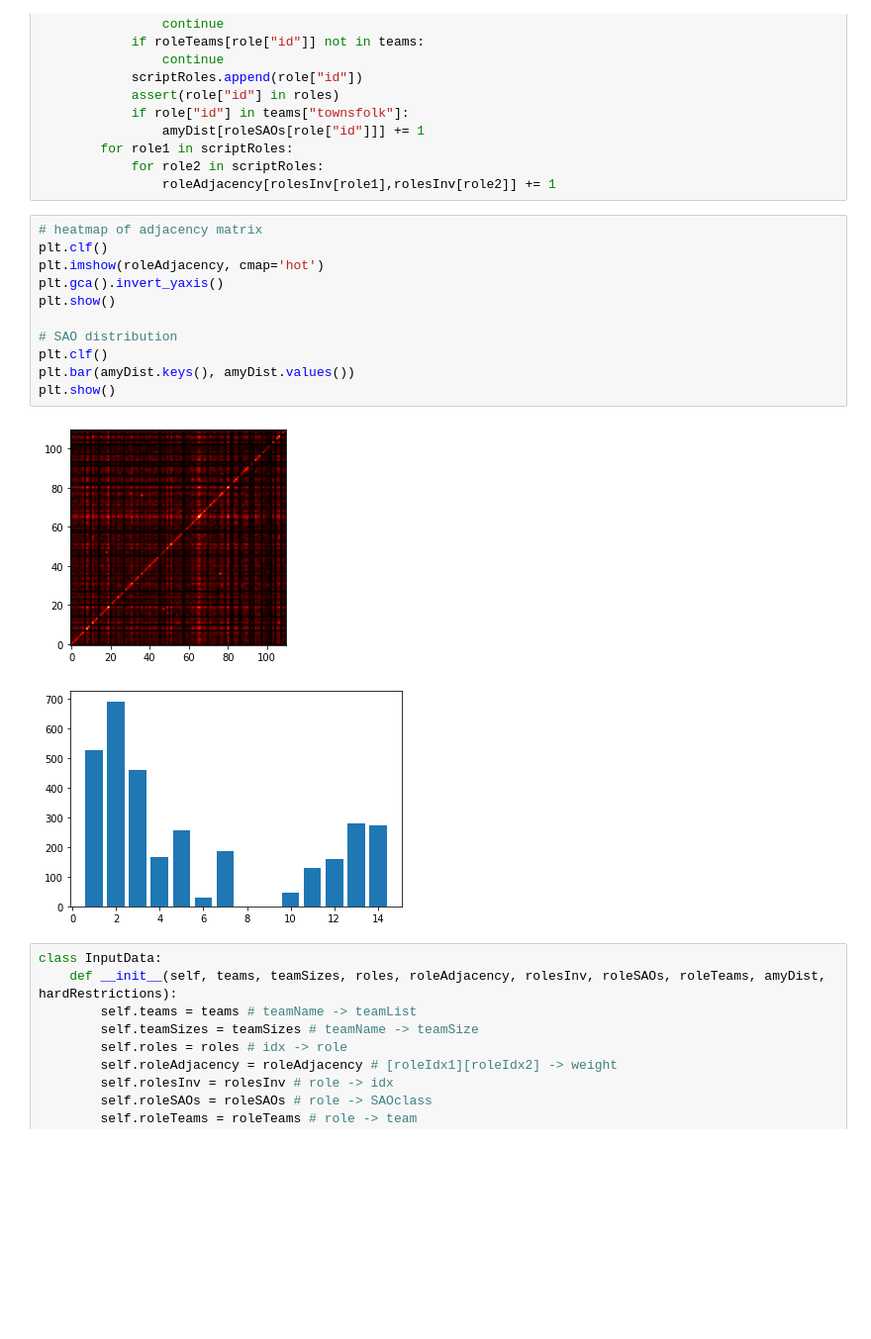
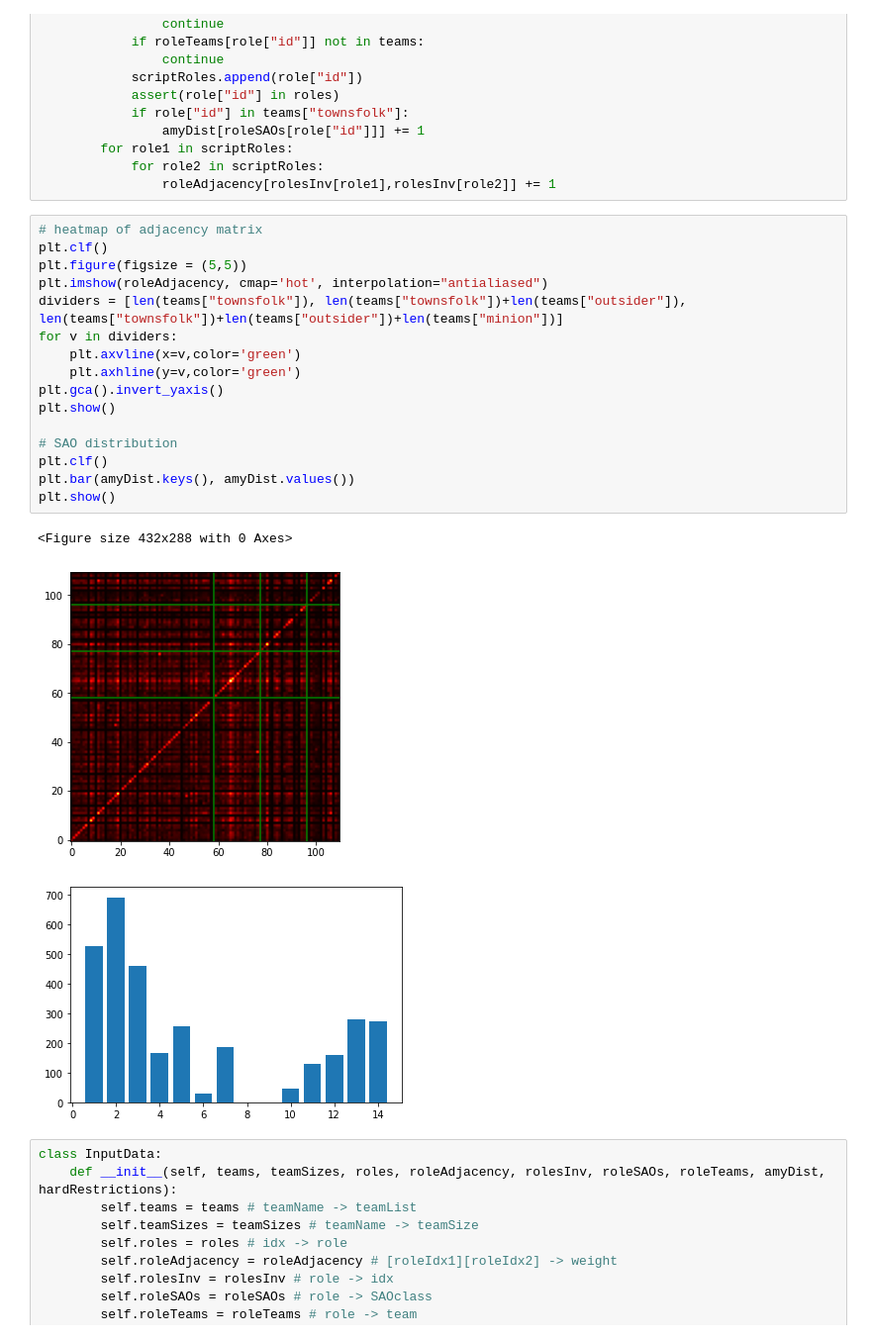
Before and after one commit to nicfreeman1209/pyscriptgen, a Jupyter notebook: scriptgen.ipynb, the cells around one changed output. Shown at 99% size. Cells and saved outputs as stored; diff of their text form; blank space fills up the shorter version.

Commit message:
prettier heatmap

```diff
--- a/scriptgen.ipynb
+++ b/scriptgen.ipynb
@@ -106,16 +106,22 @@ for script in scripts:
 # %%
 # heatmap of adjacency matrix
 plt.clf()
-plt.imshow(roleAdjacency, cmap='hot')
+plt.figure(figsize = (5,5))
+plt.imshow(roleAdjacency, cmap='hot', interpolation="antialiased")
+dividers = [len(teams["townsfolk"]), len(teams["townsfolk"])+len(teams["outsider"]), len(teams["townsfolk"])+len(teams["outsider"])+len(teams["minion"])]
+for v in dividers:
+    plt.axvline(x=v,color='green')
+    plt.axhline(y=v,color='green')
 plt.gca().invert_yaxis()
 plt.show()
 
 # SAO distribution
 plt.clf()
 plt.bar(amyDist.keys(), amyDist.values())
 plt.show()
 # %% [output]
+<Figure size 432x288 with 0 Axes>
-[figure, old version]
+[figure, new version]
 [figure]
 # %%
 class InputData:
```
